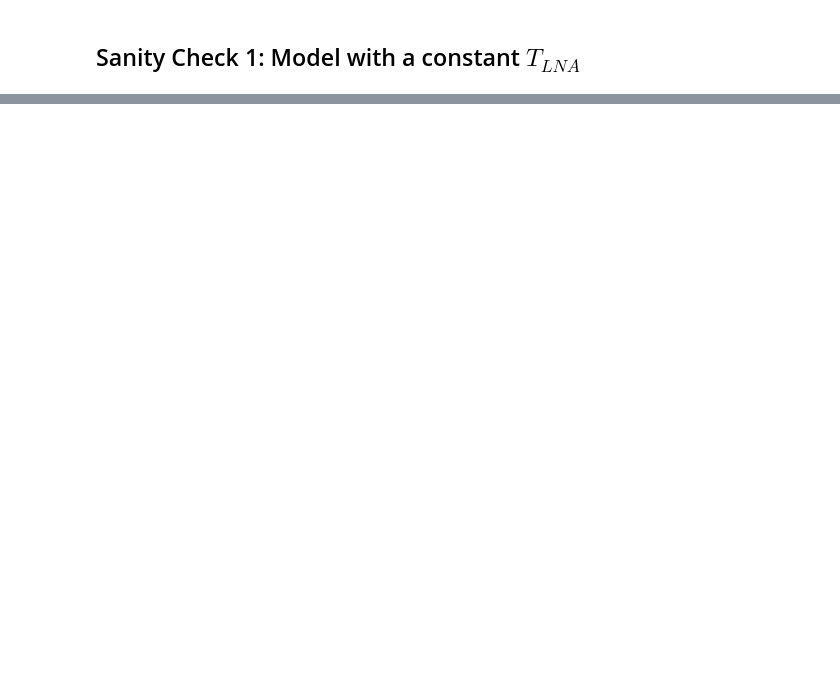
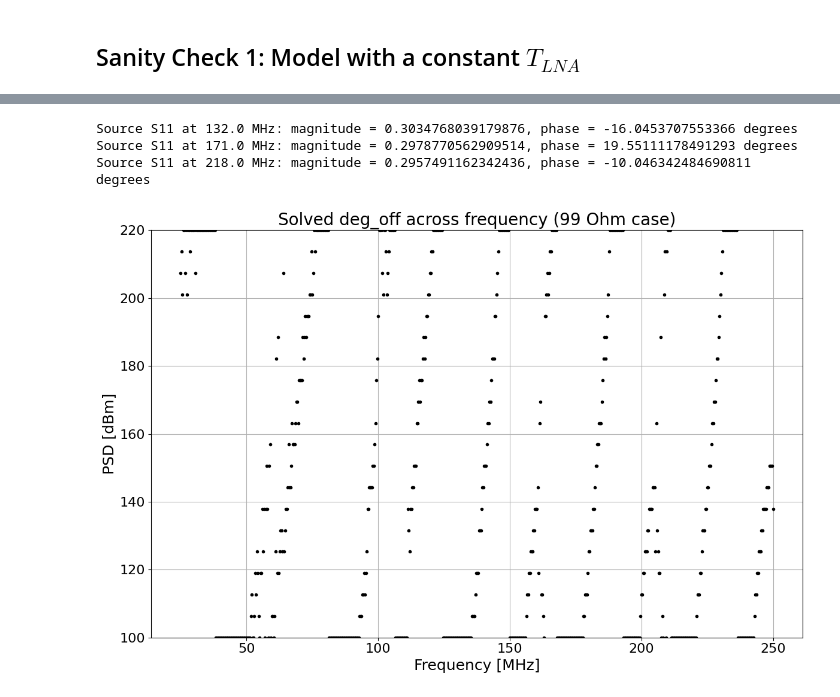
Before and after one commit to alhosani-abdulla/Highz-EXP, a Jupyter notebook: notebooks/noise_parameters.ipynb, the cells around one changed output, grey strips where cells are left out. Drawn from its saved outputs; the diff is of its cells as text; code cells hidden in the pictures; blank space fills up the shorter version.

```diff
--- a/notebooks/noise_parameters.ipynb
+++ b/notebooks/noise_parameters.ipynb
@@ -57,7 +54,7 @@ We then need S11 measurements for the four source admittances prepared. In our e
 src_s11s = S_Params(s_params_files=[pjoin(data_path, fn)
     for fn in ['62OHM.S1P', '99OHM.S1P', '351OHM.S1P', '699OHM.S1P']],
     labels=['62 Ohm', '99 Ohm', '351 Ohm', '699 Ohm'],
-    colorcode=['slategray', 'blue', 'green', 'grey'])
+    colorcode=['salmon', 'blue', 'green', 'purple'])
 # %% [markdown]
 Uncomment the following cell to visualize the four source admittances.
 # %%
@@ -246,0 +372,23 @@ plotter.plot_spectra([total_modeled[1], ohm_99], ms=3, marker='o', y_range=(0, 7
+# %%
+# print source S11 at 132 MHz, 171 MHz, 218 MHz
+ntwk = src_s11s.ntwk_dict['99 Ohm']
+for freq in [132e6, 171e6, 218e6]:
+    idx = np.argmin(np.abs(ntwk.f - freq))
+    print(f'Source S11 at {freq/1e6} MHz: magnitude = {abs(ntwk.s[idx, 0, 0])}, phase = {np.angle(ntwk.s[idx, 0, 0], deg=True)} degrees')
+# %% [output]
+Source S11 at 132.0 MHz: magnitude = 0.3034768039179876, phase = -16.0453707553366 degrees
+Source S11 at 171.0 MHz: magnitude = 0.2978770562909514, phase = 19.55111178491293 degrees
+Source S11 at 218.0 MHz: magnitude = 0.2957491162342436, phase = -10.046342484690811 degrees
+# %%
+# adjust the following parameters based on the result above
+ntwk_opt = rf.Network(f=ntwk.f, s=np.full_like(ntwk.s, fill_value=np.nan))
+ntwk_opt.s[:, 0, 0] = np.full_like(ntwk_opt.s[:, 0, 0], fill_value=0.30 * np.exp(1j * np.deg2rad(-40)))
+
+def factor(ntwk_opt, src_ntwk, delay=0, unit='mm'):
+    gamma_opt = ntwk_opt.s[:, 0, 0]
+    gamma_s = src_ntwk.delay(delay, unit=unit).s[:, 0, 0]
+    # return 4 * 290 / 50 * np.abs(gamma_s-gamma_opt)**2 / np.abs(1+gamma_opt)**2 / (1-np.abs(gamma_s)**2)
+    return 4 * 290 / 50 * np.abs(gamma_s-gamma_opt)**2 / np.abs(1+gamma_opt)**2 / np.abs(1-gamma_s)**2
+
+def T_LNA(T_min, R_n, ntwk_opt, src_ntwk, delay=18, unit='mm'):
+    return T_min + R_n * factor(ntwk_opt, src_ntwk, delay=delay, unit=unit)
@@ -246,0 +404,32 @@ plotter.plot_spectra([total_modeled[1], ohm_99], ms=3, marker='o', y_range=(0, 7
+# %%
+def LNA_equation(f, deg_off):
+    ntwk_opt = rf.Network(f=ntwk.f, s=np.full_like(ntwk.s, fill_value=np.nan))
+    ntwk_opt.s[:, 0, 0] = np.full_like(ntwk_opt.s[:, 0, 0], fill_value=0.3 * np.exp(1j * np.deg2rad(-deg_off)))
+    return T_LNA(T_min=T_i-3.2, R_n=2.5, ntwk_opt=ntwk_opt, src_ntwk=ntwk, delay=18)
+# %%
+from scipy.optimize import minimize_scalar
+
+def solve_deg_off_per_frequency(measured_spec, deg_grid=np.linspace(60, 220, )):
+    """Solve for the phase offset that best matches each frequency point independently."""
+    model_grid = np.vstack([LNA_equation(measured_spec.f, deg_off) for deg_off in deg_grid])
+    residual_grid = np.abs(model_grid - measured_spec.s[None, :])
+    best_idx = np.argmin(residual_grid, axis=0)
+
+    deg_off_per_freq = deg_grid[best_idx]
+    fitted_model = model_grid[best_idx, np.arange(measured_spec.s.size)]
+    return deg_off_per_freq, fitted_model
+
+
+# Solve deg_off point-by-point for the 99 Ohm case used in the sanity-check section.
+deg_off_99, fitted_LNA_99 = solve_deg_off_per_frequency(LNA_contributions[1])
+deg_off_99_spec = Spectrum(
+    LNA_contributions[1].f,
+    deg_off_99,
+    name='Solved deg_off (99 Ohm)',
+    colorcode='black'
+)
+# %%
+deg_off_99_spec.plot(marker='o', ms=3, ls='',
+        title='Solved deg_off across frequency (99 Ohm case)')
+# %% [output]
+[figure, added]
```
Also changed, not shown: parts of 49 cells of this notebook, 4 other files.
